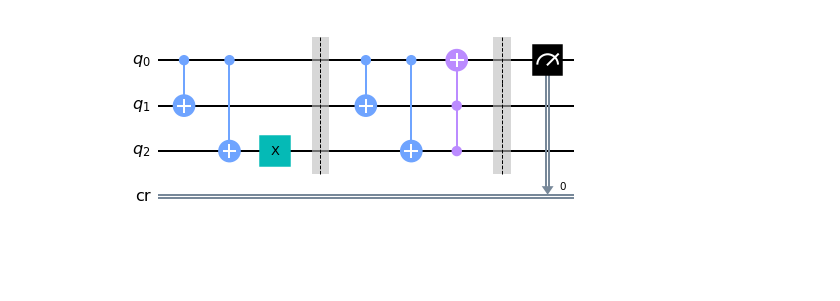
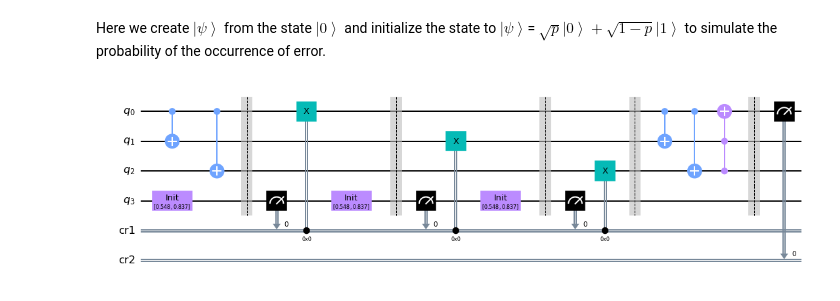
Before and after one commit to Hui-Ying/Qiskit, a Jupyter notebook: The bit flip code.ipynb, the cells around one changed output. Drawn from its saved outputs; the diff is of its cells as text; code cells hidden in the pictures; blank space fills up the shorter version.

Commit message:
added quantum error simulation

```diff
--- a/The bit flip code.ipynb
+++ b/The bit flip code.ipynb
@@ -30,32 +26,53 @@ def error_simulation(qc, q0, q1, q2, probability):
+# %% [markdown]
+Here we create $\left|\psi\right\rangle$ from the state $\left|0\right\rangle$ and initialize the state to $\left|\psi\right\rangle$= $\sqrt{p}\left|0\right\rangle +\sqrt{1-p}\left|1\right\rangle $ to simulate the probability of the occurrence of error.
+# %%
+# initialization instruction to create
+# |ψ⟩ from the state |0⟩:
+p = 0.3 # p stands for the probability of fliping the state of the qubit
+psi = [np.sqrt(p), np.sqrt(1-p)]
+init_gate = Initialize(psi) # initialize the superposition state
+init_gate.label = "init"
+# %%
+def error_simulation(qc, q0, q1, q2, q3):
+    """Creates error simulation using qubits q0 & q1 & q2 & q3"""
+    bit_flip_circuit.append(init_gate, [3]) # create the superposition state for |q3>
+    measure(bit_flip_circuit, 3, 0) # measure the state on |q3>
+    qc.x(q0).c_if(cr1, 0) # apply x gate on q0 if |0> was measured by |q3>
+    bit_flip_circuit.append(init_gate, [3])
+    measure(bit_flip_circuit, 3, 0)
+    qc.x(q1).c_if(cr1, 0) # apply x gate on q1 if |0> was measured by |q3>
+    bit_flip_circuit.append(init_gate, [3])
+    measure(bit_flip_circuit, 3, 0)
+    qc.x(q2).c_if(cr1, 0) # apply x gate on q2 if |0> was measured by |q3>
 # %%
-def measure(qc, q0):
+def measure(qc, q0, cr):
     """Measures qubit q0 """
     qc.barrier()
-    qc.measure(q0,0)
+    qc.measure(q0,cr)
 # %%
 def decoding(qc, q0, q1, q2):
-    """Creates encoding process using qubits q0 & q1 & q2"""
+    """Creates decoding process using qubits q0 & q1 & q2"""
     qc.cx(q0,q1) # CNOT with q1 as control and q0 as target
     qc.cx(q0,q2) # CNOT with q2 as control and q0 as target
-    bit_flip_circuit.ccx(q2,q1,q0)
+    bit_flip_circuit.ccx(q2,q1,q0) # Apply a Toffoli gate |011> <-> |111>
 # %%
 # Let's apply the process above to our circuit:
 
 # step 1. encoding
 encoding(bit_flip_circuit, 0, 1, 2)
 
 # step 2. error simulation
-error_simulation(bit_flip_circuit, 0, 1, 2, 0.3)
+error_simulation(bit_flip_circuit, 0, 1, 2, p)
 bit_flip_circuit.barrier()
 
 # step 3. decoding
 decoding(bit_flip_circuit, 0, 1, 2)
 
-#Measurement
-measure(bit_flip_circuit, 0)
+# step 4. measurement
+measure(bit_flip_circuit, 0, 1)
 
 # View the circuit:
 %matplotlib inline
 bit_flip_circuit.draw(output='mpl')
 # %% [output]
-[figure, old version]
+[figure, new version]
```
Also changed, not shown: parts of 8 cells of this notebook, 1 other file.
